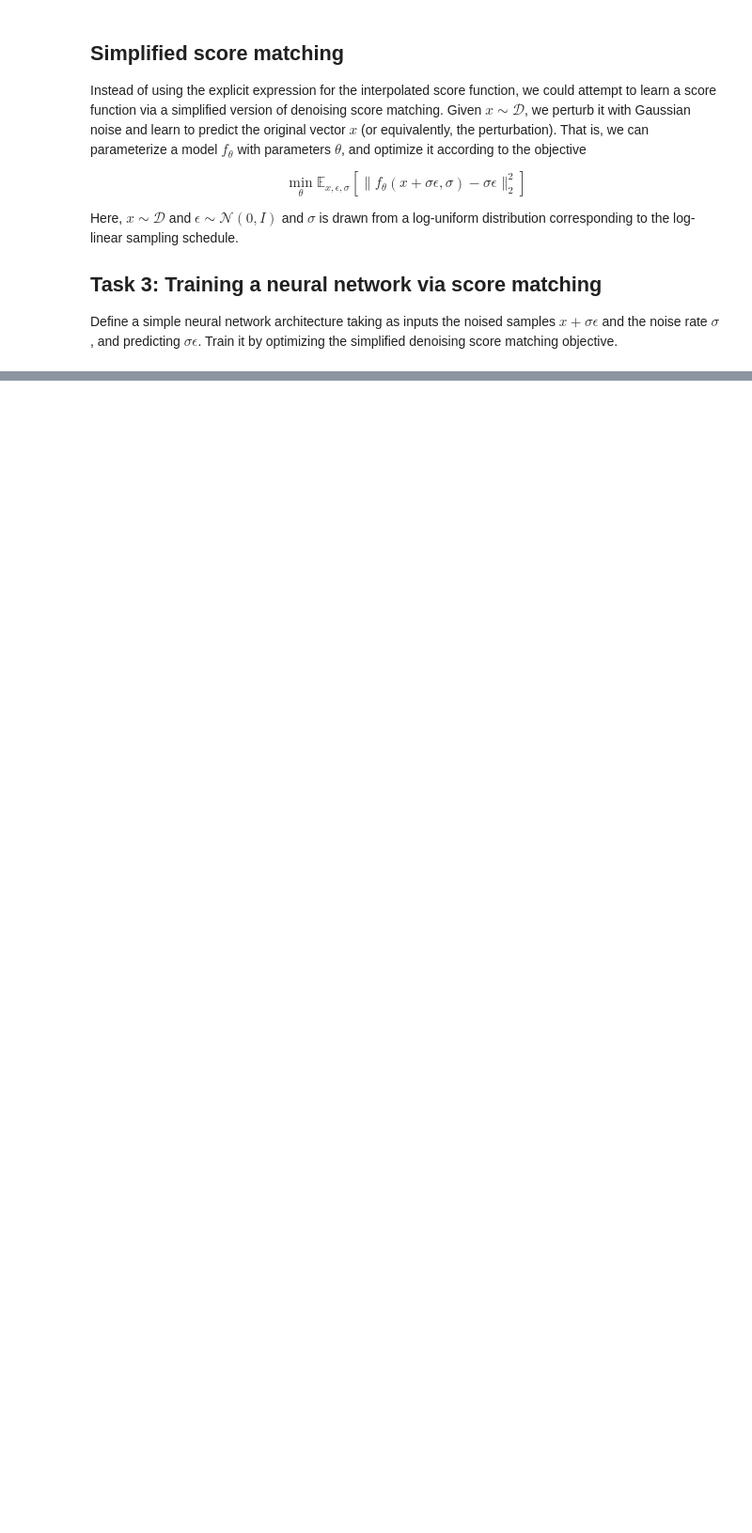
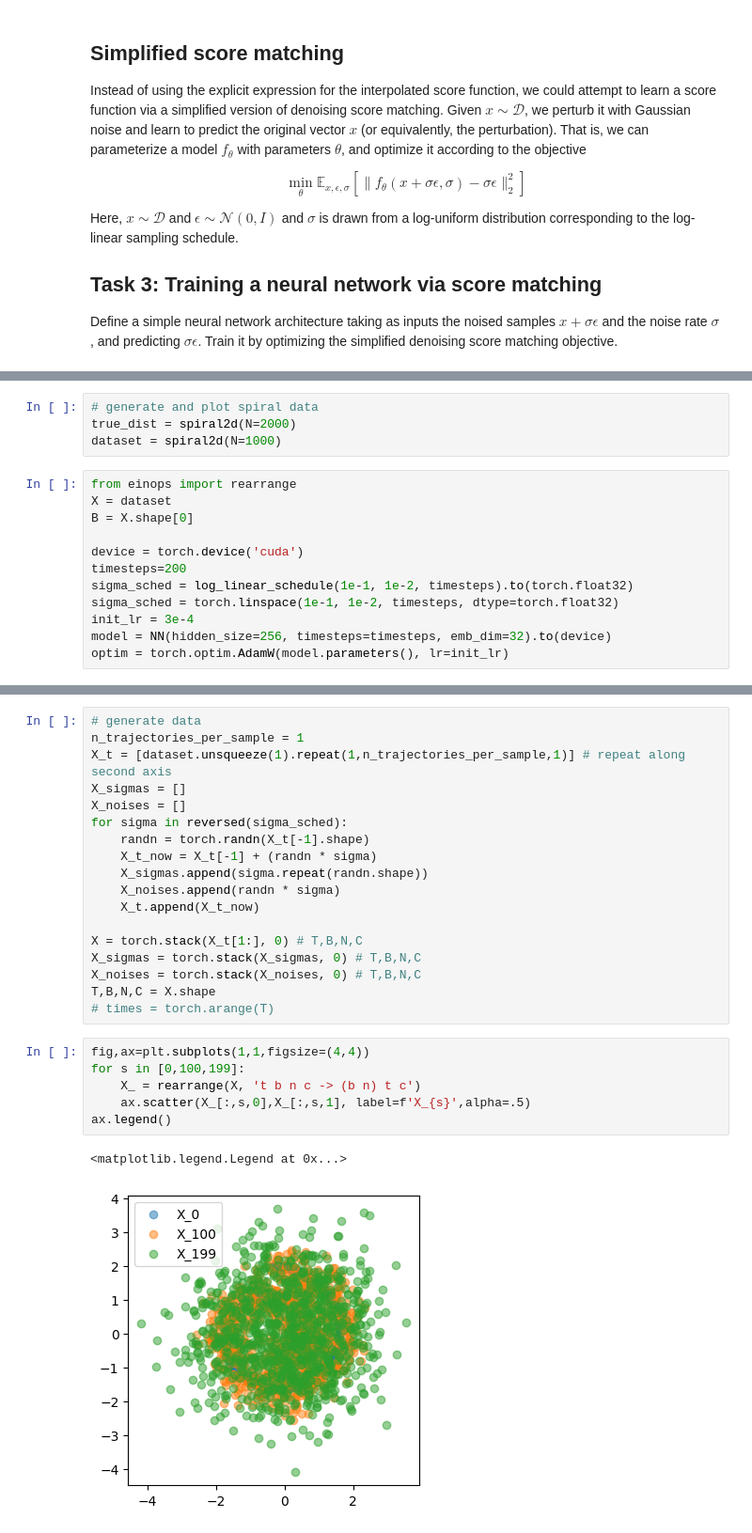
Before and after one commit to egafni/AI, a Jupyter notebook: notebooks/diffusion_math/eric_ma/score_function_q.ipynb, the cells around one changed output, grey strips where cells are left out. Shown at 94% size. Saved outputs shown, nothing was run; the diff lists cells and outputs as text; blank space fills up the shorter version.

```diff
--- a/notebooks/diffusion_math/eric_ma/score_function_q.ipynb
+++ b/notebooks/diffusion_math/eric_ma/score_function_q.ipynb
@@ -329,3 +269,19 @@ torch.Size([100])
+# %%
+# generate and plot spiral data
+true_dist = spiral2d(N=2000)
+dataset = spiral2d(N=1000)
+# %%
+from einops import rearrange
+X = dataset
+B = X.shape[0]
+
+device = torch.device('cuda')
+timesteps=200
+sigma_sched = log_linear_schedule(1e-1, 1e-2, timesteps).to(torch.float32)
+sigma_sched = torch.linspace(1e-1, 1e-2, timesteps, dtype=torch.float32)
+init_lr = 3e-4
+model = NN(hidden_size=256, timesteps=timesteps, emb_dim=32).to(device)
+optim = torch.optim.AdamW(model.parameters(), lr=init_lr)
 # %%
 X.shape
 # %% [output]
@@ -332,0 +289,27 @@ torch.Size([20, 2])
+# %%
+# generate data
+n_trajectories_per_sample = 1
+X_t = [dataset.unsqueeze(1).repeat(1,n_trajectories_per_sample,1)] # repeat along second axis
+X_sigmas = []
+X_noises = []
+for sigma in reversed(sigma_sched):
+    randn = torch.randn(X_t[-1].shape)
+    X_t_now = X_t[-1] + (randn * sigma)
+    X_sigmas.append(sigma.repeat(randn.shape))
+    X_noises.append(randn * sigma)
+    X_t.append(X_t_now)
+
+X = torch.stack(X_t[1:], 0) # T,B,N,C
+X_sigmas = torch.stack(X_sigmas, 0) # T,B,N,C
+X_noises = torch.stack(X_noises, 0) # T,B,N,C
+T,B,N,C = X.shape
+# times = torch.arange(T)
+# %%
+fig,ax=plt.subplots(1,1,figsize=(4,4))
+for s in [0,100,199]:
+    X_ = rearrange(X, 't b n c -> (b n) t c')
+    ax.scatter(X_[:,s,0],X_[:,s,1], label=f'X_{s}',alpha=.5)
+ax.legend()
+# %% [output]
+<matplotlib.legend.Legend at 0x...>
+[figure, added]
```
Also changed, not shown: parts of 31 cells of this notebook, 12 other files.
